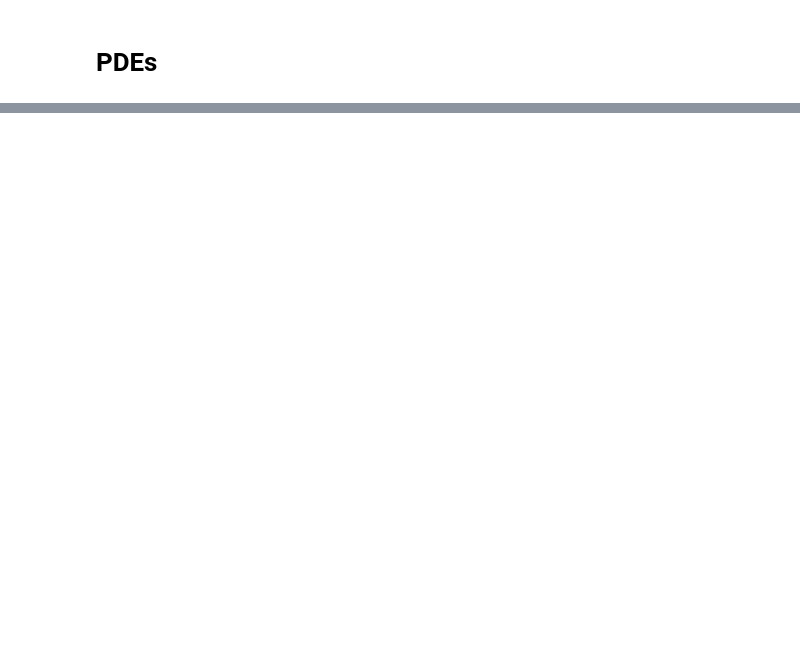
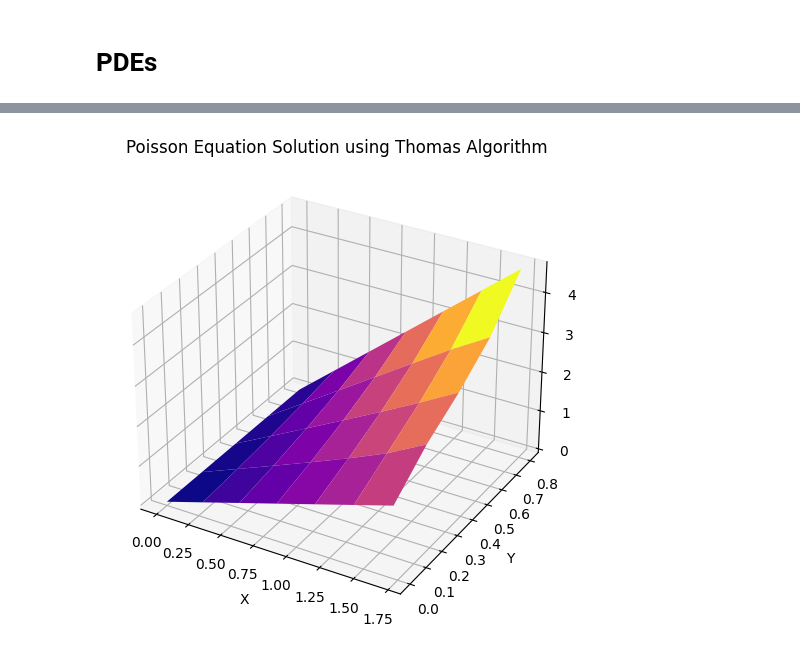
Before and after one commit to chandan-kumarsahu/P452-Computational-Physics, a Jupyter notebook: Midsem/tests.ipynb, the cells around one changed output, grey strips where cells are left out. Cells and saved outputs as stored; diff of their text form; code cells hidden in the pictures; blank space fills up the shorter version.

```diff
--- a/Midsem/tests.ipynb
+++ b/Midsem/tests.ipynb
@@ -446,0 +503,34 @@ This figure shows the ground state first excited state
+# %%
+
+def get_BC_poisson_thomas(n_x, n_y, x, y):
+
+    # Initial guess
+    u = [ [ 0 for j in range(n_y)] for i in range(n_x)]
+
+    # Apply boundary conditions
+    for j in range(n_y):
+        u[0][j] = 0
+        u[-1][j] = 2 * math.exp(y[j])
+
+    for i in range(n_x):
+        u[i][0] = x[i]
+        u[i][-1] = x[i] * math.exp(1)
+
+    return u
+
+
+# Set parameters
+n_x = 6
+n_y = 4
+x_length = 2.0
+y_length = 1.0
+
+# Solve Poisson equation with boundary conditions
+X, Y, u = poisson_thomas_solver(n_x, n_y, x_length, y_length, get_BC_poisson_thomas)
+
+Title = 'Poisson Equation Solution using Thomas Algorithm'
+
+plot_3D_surface(X, Y, u, Title)
+plt.show()
+# %% [output]
+[figure, added]
```
Also changed, not shown: parts of 4 cells of this notebook, 4 other files.
